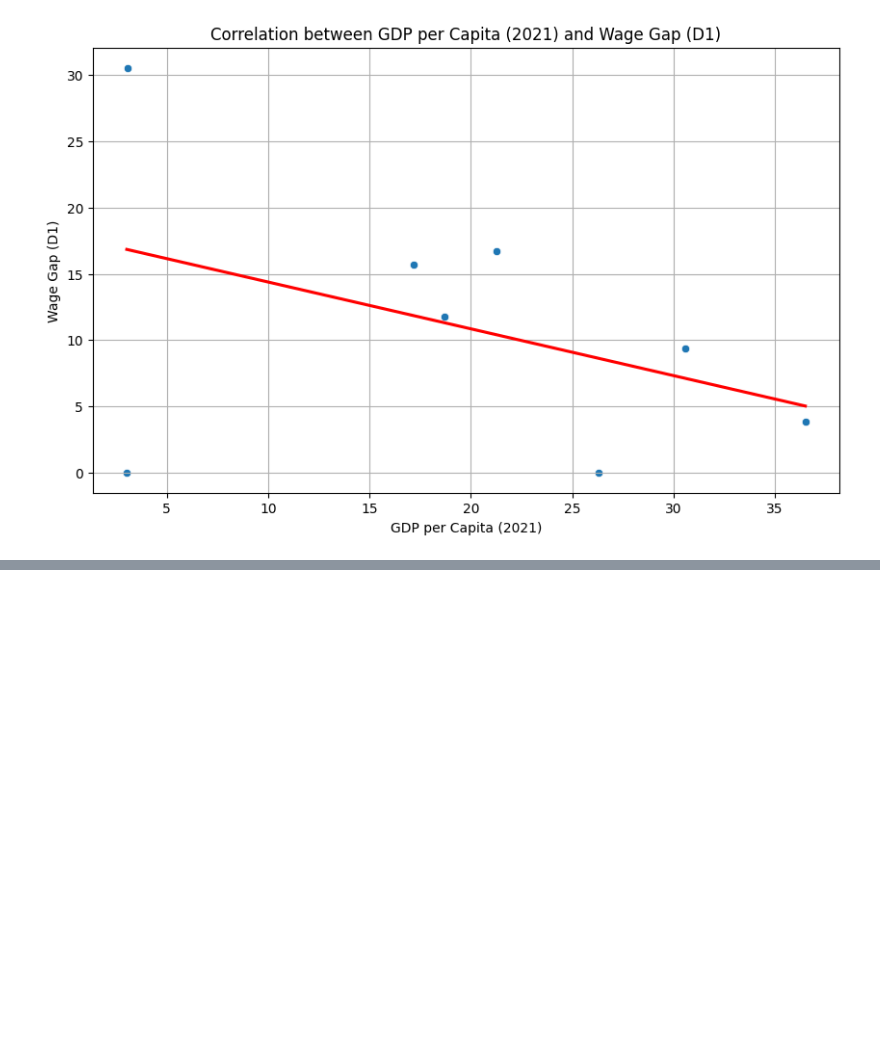
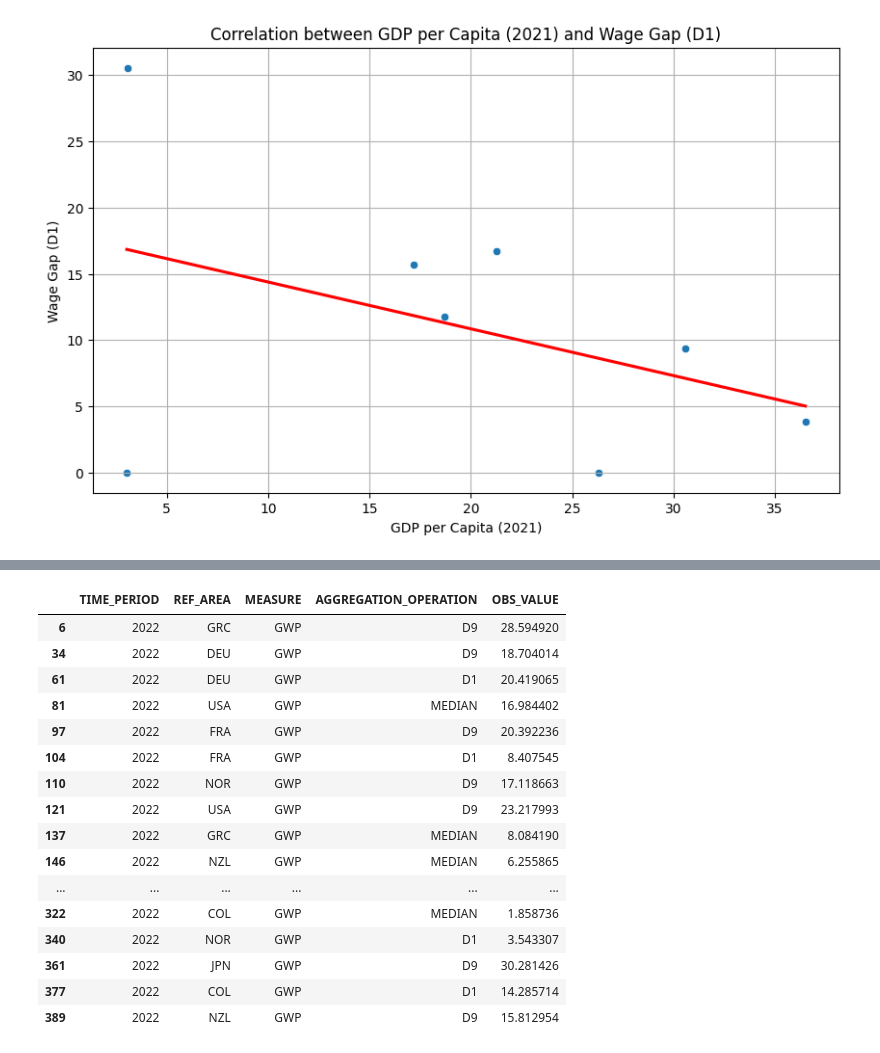
Before and after one commit to PaolaGaray/FirstProject, a Jupyter notebook: notebooks/load_and_clean_data_paola.ipynb, the cells around one changed output, grey strips where cells are left out. Saved outputs shown, nothing was run; the diff lists cells and outputs as text; code cells hidden in the pictures; blank space fills up the shorter version.

```diff
--- a/notebooks/load_and_clean_data_paola.ipynb
+++ b/notebooks/load_and_clean_data_paola.ipynb
@@ -343,0 +352,28 @@ plt.show()
+# %%
+# Filter gender_wage_gap_df for the year 2023 and selected countries
+
+wage_gap_2022 = gender_wage_gap_df[
+    (gender_wage_gap_df['TIME_PERIOD'] == 2022) &
+    (gender_wage_gap_df['REF_AREA'].isin(countries_of_interest))
+]
+
+# Display the filtered DataFrame to check
+display(wage_gap_2022)
+# %% [output]
+|  | TIME_PERIOD | REF_AREA | MEASURE | AGGREGATION_OPERATION | OBS_VALUE |
+| 6 | 2022 | GRC | GWP | D9 | 28.594920 |
+| 34 | 2022 | DEU | GWP | D9 | 18.704014 |
+| 61 | 2022 | DEU | GWP | D1 | 20.419065 |
+| 81 | 2022 | USA | GWP | MEDIAN | 16.984402 |
+| 97 | 2022 | FRA | GWP | D9 | 20.392236 |
+| 104 | 2022 | FRA | GWP | D1 | 8.407545 |
+| 110 | 2022 | NOR | GWP | D9 | 17.118663 |
+| 121 | 2022 | USA | GWP | D9 | 23.217993 |
+| 137 | 2022 | GRC | GWP | MEDIAN | 8.084190 |
+| 146 | 2022 | NZL | GWP | MEDIAN | 6.255865 |
+| ... | ... | ... | ... | ... | ... |
+| 322 | 2022 | COL | GWP | MEDIAN | 1.858736 |
+| 340 | 2022 | NOR | GWP | D1 | 3.543307 |
+| 361 | 2022 | JPN | GWP | D9 | 30.281426 |
+| 377 | 2022 | COL | GWP | D1 | 14.285714 |
+| 389 | 2022 | NZL | GWP | D9 | 15.812954 |
```
Also changed, not shown: parts of 5 cells of this notebook, 1 other file.
